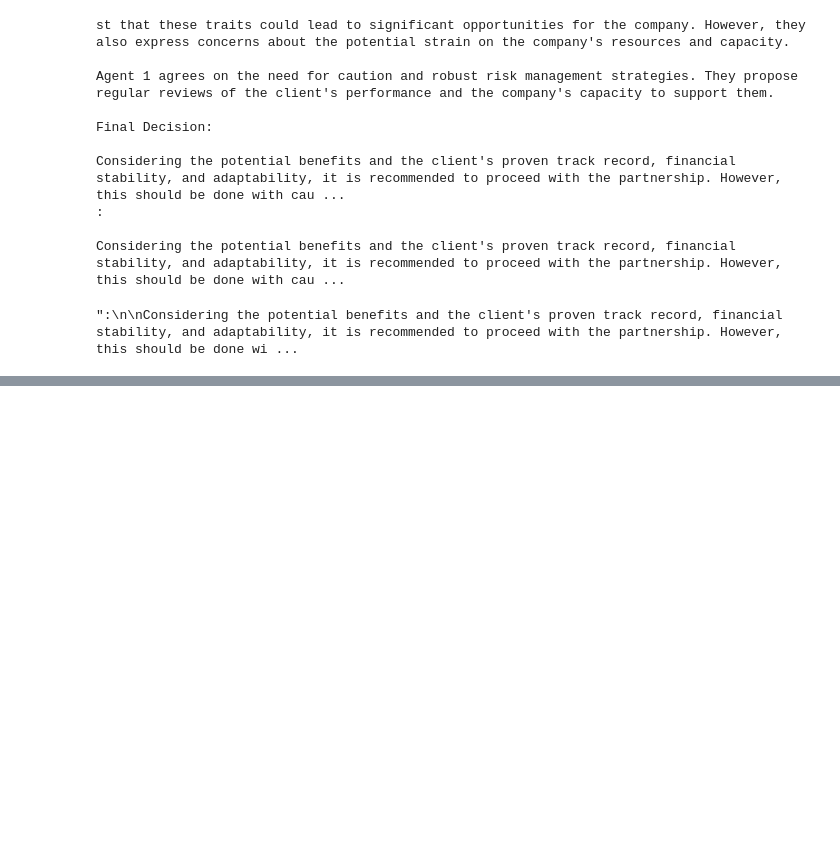
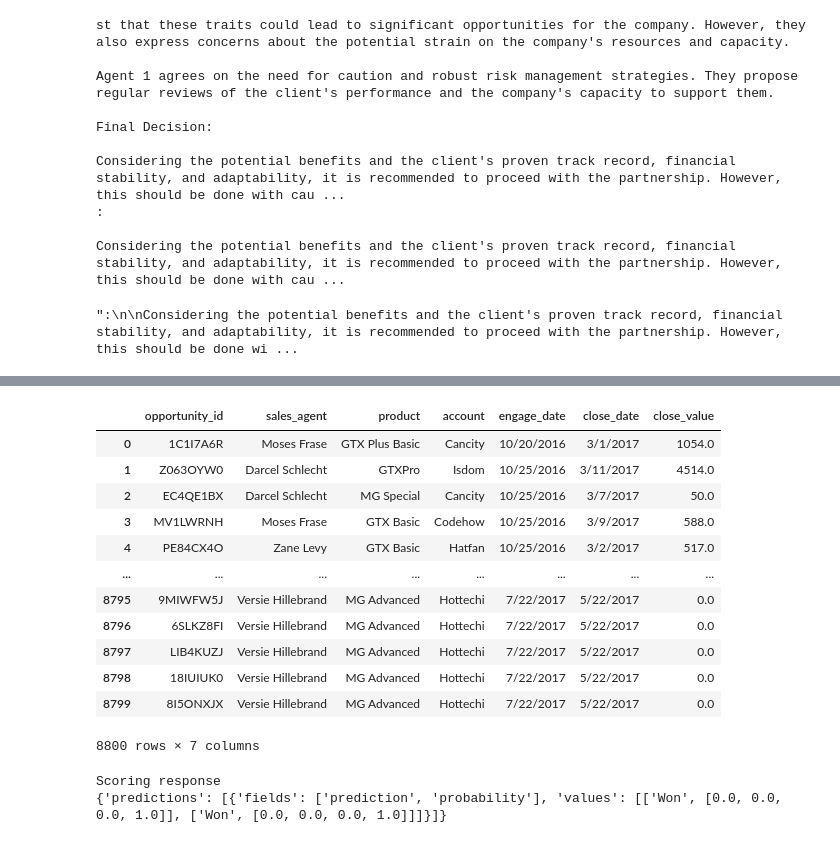
Before and after one commit to GhaouiYoussef/Lablab.ai-LeadGenerationExpert, a Jupyter notebook: IbmModels/starter.ipynb, the cells around one changed output, grey strips where cells are left out. Saved outputs shown, nothing was run; the diff lists cells and outputs as text; code cells hidden in the pictures; blank space fills up the shorter version.

```diff
--- a/IbmModels/starter.ipynb
+++ b/IbmModels/starter.ipynb
@@ -306,0 +377,74 @@ summary
+# %%
+from sklearn.impute import SimpleImputer
+
+input_csv = "sales_pipelineInput.csv"  # Replace with your actual CSV file path
+df = pd.read_csv(input_csv)
+
+# Create an imputer object with the strategy to fill NaN values with the most frequent value
+imputer = SimpleImputer(strategy='most_frequent')
+
+# Apply the imputer to the dataframe
+df_imputed = pd.DataFrame(imputer.fit_transform(df), columns=df.columns)
+
+df_imputed
+# %% [output]
+|  | opportunity_id | sales_agent | product | account | engage_date | close_date | close_value |
+| 0 | 1C1I7A6R | Moses Frase | GTX Plus Basic | Cancity | 10/20/2016 | 3/1/2017 | 1054.0 |
+| 1 | Z063OYW0 | Darcel Schlecht | GTXPro | Isdom | 10/25/2016 | 3/11/2017 | 4514.0 |
+| 2 | EC4QE1BX | Darcel Schlecht | MG Special | Cancity | 10/25/2016 | 3/7/2017 | 50.0 |
+| 3 | MV1LWRNH | Moses Frase | GTX Basic | Codehow | 10/25/2016 | 3/9/2017 | 588.0 |
+| 4 | PE84CX4O | Zane Levy | GTX Basic | Hatfan | 10/25/2016 | 3/2/2017 | 517.0 |
+| ... | ... | ... | ... | ... | ... | ... | ... |
+| 8795 | 9MIWFW5J | Versie Hillebrand | MG Advanced | Hottechi | 7/22/2017 | 5/22/2017 | 0.0 |
+| 8796 | 6SLKZ8FI | Versie Hillebrand | MG Advanced | Hottechi | 7/22/2017 | 5/22/2017 | 0.0 |
+| 8797 | LIB4KUZJ | Versie Hillebrand | MG Advanced | Hottechi | 7/22/2017 | 5/22/2017 | 0.0 |
+| 8798 | 18IUIUK0 | Versie Hillebrand | MG Advanced | Hottechi | 7/22/2017 | 5/22/2017 | 0.0 |
+| 8799 | 8I5ONXJX | Versie Hillebrand | MG Advanced | Hottechi | 7/22/2017 | 5/22/2017 | 0.0 |
+8800 rows × 7 columns
+# %%
+import requests
+
+# NOTE: you must manually set API_KEY below using information retrieved from your IBM Cloud account (https://dataplatform.cloud.ibm.com/docs/content/wsj/analyze-data/ml-authentication.html?context=wx)
+token_response = requests.post('https://iam.cloud.ibm.com/identity/token', data={"apikey":
+ API_KEY, "grant_type": 'urn:ibm:params:oauth:grant-type:apikey'})
+mltoken = token_response.json()["access_token"]
+
+header = {'Content-Type': 'application/json', 'Authorization': 'Bearer ' + mltoken}
+
+# Load CSV file
+input_csv = "sales_pipelineInput.csv"  # Replace with your actual CSV file path
+df = pd.read_csv(input_csv)
+
+# Prepare payload for scoring
+payload_scoring = {
+    "input_data": [
+        {
+            "fields": df.columns.tolist(),
+            "values": [['NJCSG7MX',
+   'Vicki Laflamme',
+   'GTX Basic',
+   'Plexzap',
+   '2/8/2017',
+   '5/4/2017',
+   532.0],
+  ['WQTR95J3',
+   'Cecily Lampkin',
+   'GTX Basic',
+   'Stanredtax',
+   '10/5/2017',
+   '10/11/2017',
+   622.0]]
+        }
+    ]
+}
+
+
+response_scoring = requests.post(
+    'https://us-south.ml.cloud.ibm.com/ml/v4/deployments/ml_genlead21/predictions?version=2021-05-01',
+    json=payload_scoring,
+ headers={'Authorization': 'Bearer ' + mltoken})
+print("Scoring response")
+print(response_scoring.json())
+# %% [output]
+Scoring response
+{'predictions': [{'fields': ['prediction', 'probability'], 'values': [['Won', [0.0, 0.0, 0.0, 1.0]], ['Won', [0.0, 0.0, 0.0, 1.0]]]}]}
```
Also changed, not shown: parts of 6 cells of this notebook, 12 other files.
